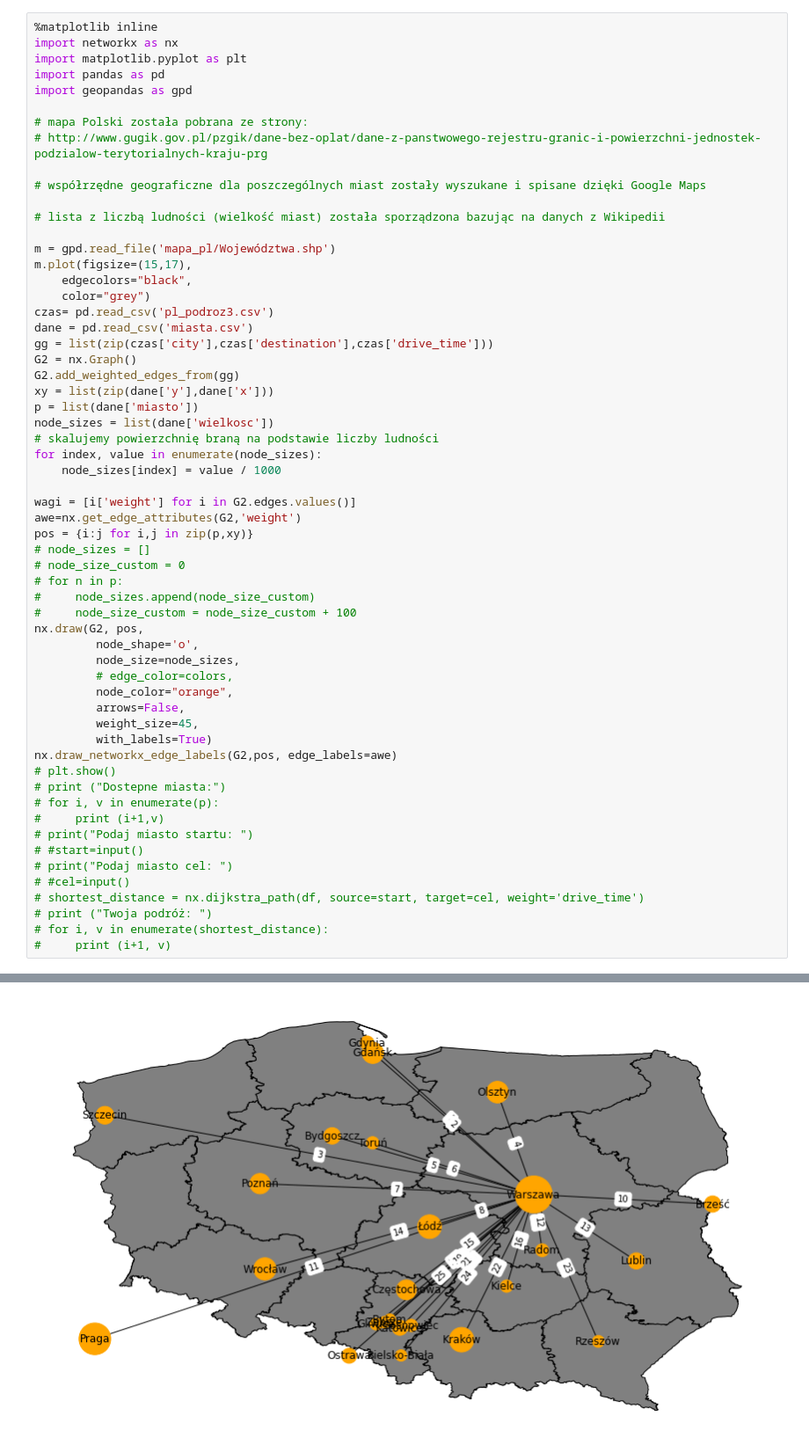
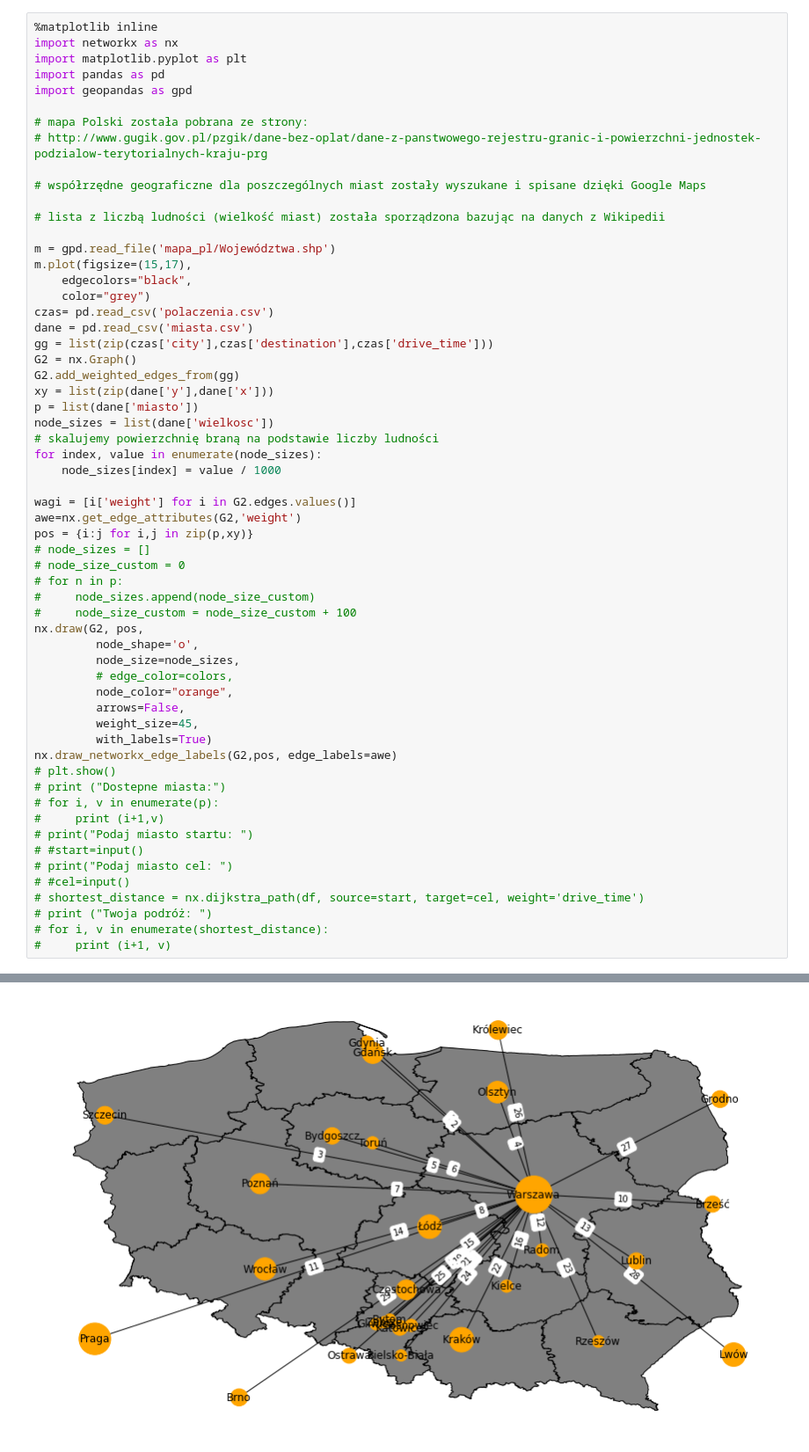
Before and after one commit to SebastianJaroszek/poland-graph, a Jupyter notebook: mapa_pl.ipynb, the cells around one changed output, grey strips where cells are left out. Shown at 88% size. Cells and saved outputs as stored; diff of their text form.

Commit message:
Added other cities from abroad, added polaczenia.csv. Implemented shapes.

```diff
--- a/mapa_pl.ipynb
+++ b/mapa_pl.ipynb
@@ -16,7 +16,7 @@ m = gpd.read_file('mapa_pl/Województwa.shp')
 m.plot(figsize=(15,17),
     edgecolors="black",
     color="grey")
-czas= pd.read_csv('pl_podroz3.csv')
+czas= pd.read_csv('polaczenia.csv')
 dane = pd.read_csv('miasta.csv')
 gg = list(zip(czas['city'],czas['destination'],czas['drive_time']))
 G2 = nx.Graph()
@@ -78 +78 @@ nx.draw_networkx_edge_labels(G2,pos, edge_labels=awe)
-[figure, old version]
+[figure, new version]
```
Also changed, not shown: parts of 1 cell of this notebook, 2 other files.
